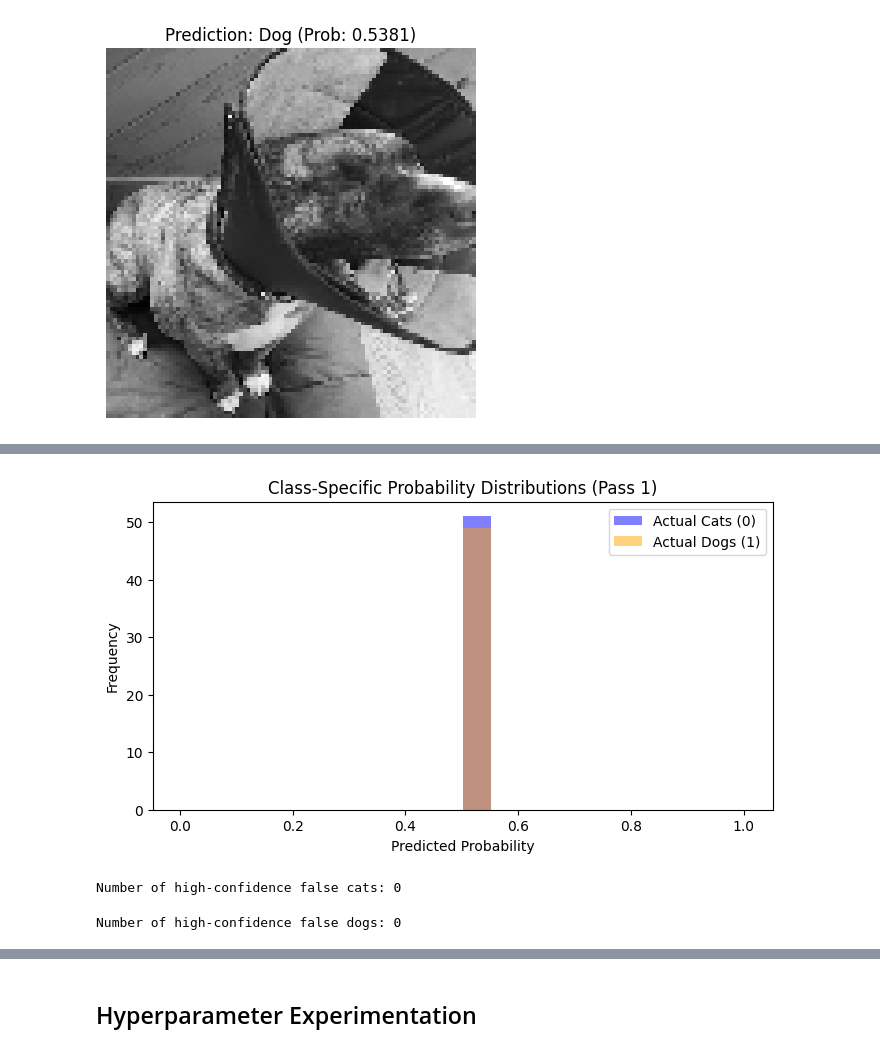
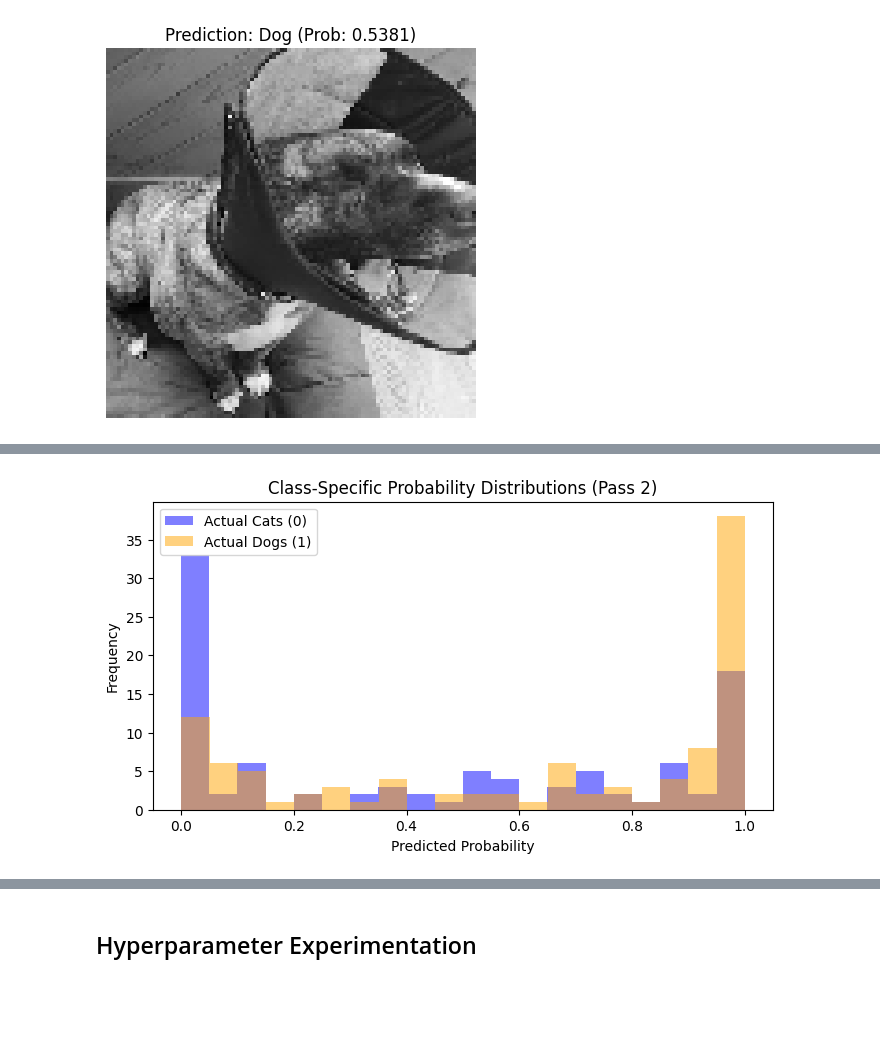
Before and after one commit to ikoghoddds-bit/Data-Science-Portfolio-C21, a Jupyter notebook: Projects/Project-6/Images-Description.for.Students_Pass_2.ipynb, the cells around one changed output, grey strips where cells are left out. Cells and saved outputs as stored; diff of their text form; code cells hidden in the pictures; blank space fills up the shorter version.

```diff
--- a/Projects/Project-6/Images-Description.for.Students_Pass_2.ipynb
+++ b/Projects/Project-6/Images-Description.for.Students_Pass_2.ipynb
@@ -252,27 +252,13 @@ plt.show()
 # %%
-# Class-Specific Distributions
+# How do the distributions of probabilities for each class change?
 
 plt.figure(figsize=(8, 4))
 plt.hist(test_predictions[y_test == 0], bins=20, color='blue', alpha=0.5, label='Actual Cats (0)')
 plt.hist(test_predictions[y_test == 1], bins=20, color='orange', alpha=0.5, label='Actual Dogs (1)')
-plt.title("Class-Specific Probability Distributions (Pass 1)")
+plt.title("Class-Specific Probability Distributions (Pass 2)")
 plt.xlabel("Predicted Probability")
 plt.ylabel("Frequency")
 plt.legend()
 plt.show()
 # %% [output]
-[figure, old version]
+[figure, new version]
-# %%
-# High-Confidence False Positives (Predicted Cat, Actually Dog)
-
-false_cats = np.where((y_test == 1) & (test_predictions < 0.1))[0]
-print(f"Number of high-confidence false cats: {len(false_cats)}")
-# %% [output]
-Number of high-confidence false cats: 0
-# %%
-# High-Confidence False Negatives (Predicted Dog, Actually Cat)
-
-false_dogs = np.where((y_test == 0) & (test_predictions > 0.9))[0]
-print(f"Number of high-confidence false dogs: {len(false_dogs)}")
-# %% [output]
-Number of high-confidence false dogs: 0
```
Also changed, not shown: parts of 8 cells of this notebook.
